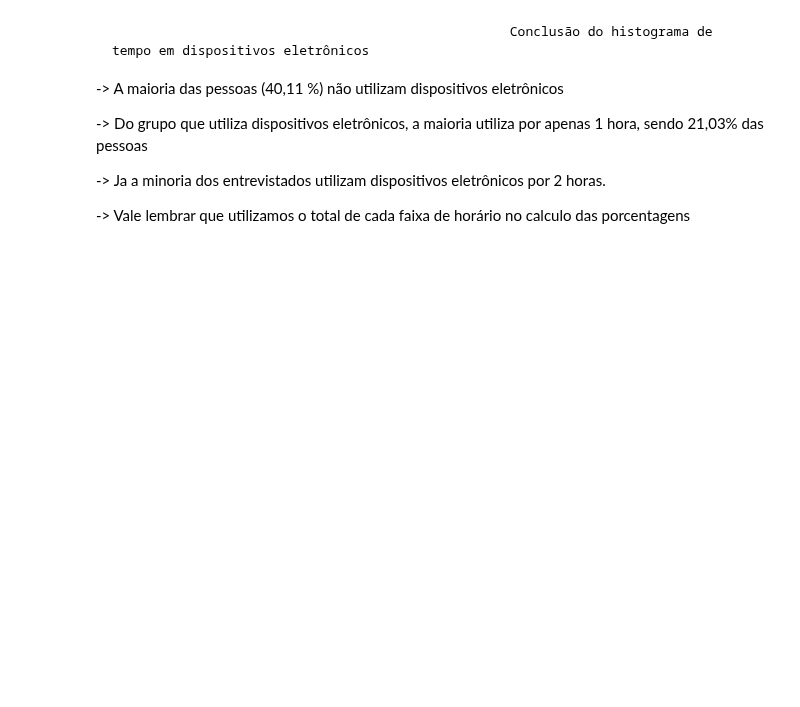
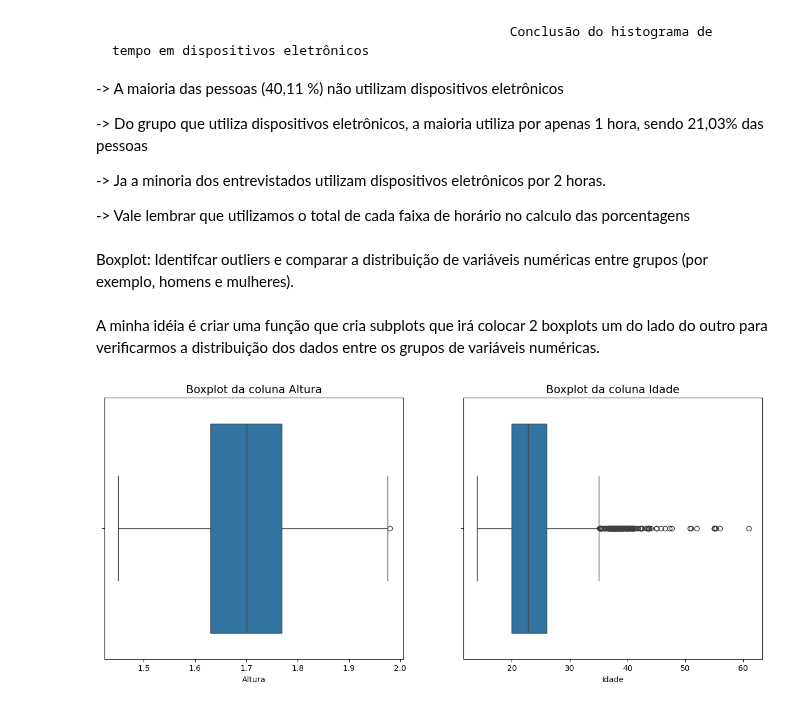
Before and after one commit to caikedomingues/Analise-de-dados-sobre-obesidade, a Jupyter notebook: Analise_Obesidade.ipynb, the cells around one changed output. Saved outputs shown, nothing was run; the diff lists cells and outputs as text; code cells hidden in the pictures; blank space fills up the shorter version.

Commit message:
sexta parte do projeto de analise de dados sobre obesidade
Inicio das analises de boxplot

```diff
--- a/Analise_Obesidade.ipynb
+++ b/Analise_Obesidade.ipynb
@@ -1018,3 +1018,57 @@ apenas 1 hora, sendo 21,03% das pessoas
 
 -> Vale lembrar que utilizamos o total de cada faixa de horário no calculo das
 porcentagens
+# %% [markdown]
+Boxplot: Identifcar outliers e comparar a distribuição de variáveis
+numéricas entre grupos (por exemplo, homens e mulheres).
+# %% [markdown]
+A minha idéia é criar uma função que cria subplots que irá colocar
+2 boxplots um do lado do outro para verificarmos a distribuição dos
+dados entre os grupos de variáveis numéricas.
+# %%
+
+# Função que irá criar os subplots de boxplot: A função ira receber
+# como argumento o nome das colunas que serão analisadas no subplot
+def criar_boxplot(coluna1, coluna2 ):
+
+    # Ira definir o tamanho da imagem que ira conter os 2 boxplots
+    plt.figure(figsize=(15,6))
+
+    # Os nossos subplots irão ter 1 linha 2 e colunas
+
+    # O primeiro subplot irá ocupar o 1° espaço (que está sendo representado
+    #  pelo último valor da função)
+    plt.subplot(1,2,1)
+
+    # Ira definir o titulo do gráfico alinhado a esquerda e com tamanho da fonte 14
+    # o name serve para capturar o nome da 1° coluna
+    plt.title(f'Boxplot da coluna {colunas_numericas[coluna1].name}', fontsize=14, loc='center')
+
+    # Ira definir o rótulo do eixo usando o nome da 1° coluna
+    plt.xlabel(colunas_numericas[coluna1].name)
+
+    # função que irá criar o boxplot: A função receberá como argumento
+    # a base de dados analisada e a 1° coluna como valor do eixo X.
+    sns.boxplot(data=colunas_numericas, x=coluna1)
+
+    # O segundo subplot irá ocupar o 2° espaço da imagem
+    plt.subplot(1,2, 2)
+
+     # Ira definir o titulo do gráfico alinhado a esquerda e com tamanho da fonte 14
+     # O name serve para capturar o nome da 2° coluna
+    plt.title(f'Boxplot da coluna {colunas_numericas[coluna2].name}', fontsize=14, loc='center')
+
+    # Ira definir o rótulo do eixo usando o nome da 2° coluna
+    plt.xlabel(colunas_numericas[coluna2].name)
+
+    # função que irá criar o boxplot: A função receberá como argumento
+    # a base de dados analisada e a 2° coluna como valor do eixo X.
+    sns.boxplot(data=colunas_numericas, x=coluna2)
+
+    # Ira exibir os gráficos
+    plt.show()
+# %%
+
+criar_boxplot('Altura', 'Idade')
+# %% [output]
+[figure, added]
```
